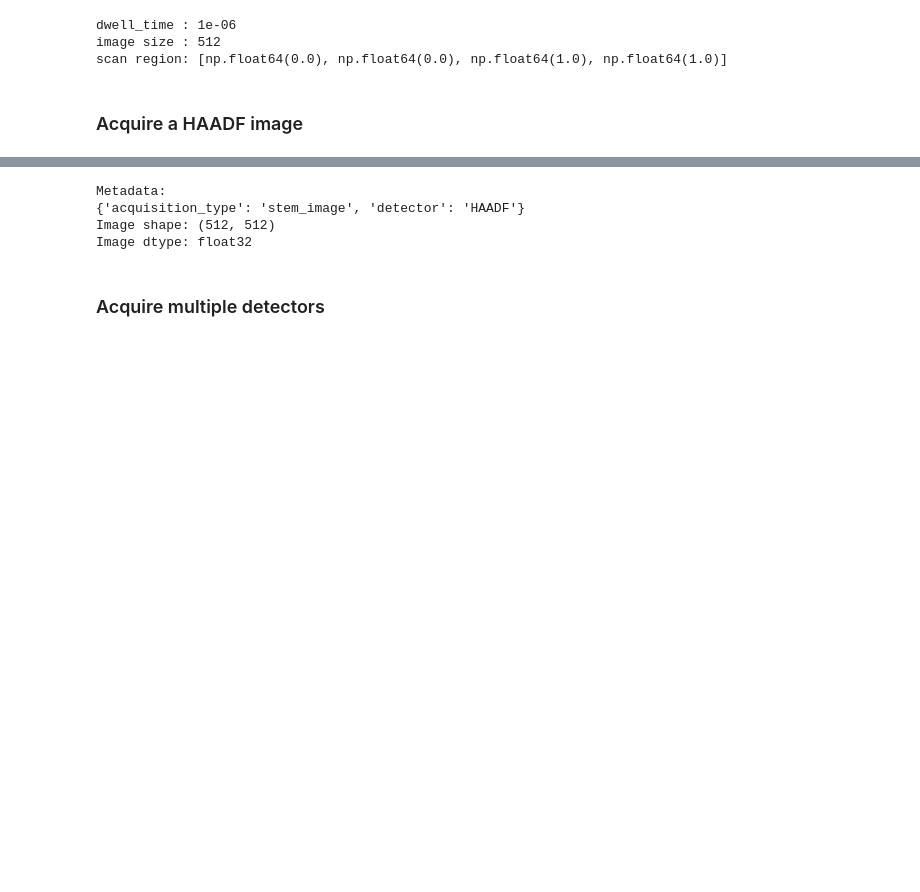
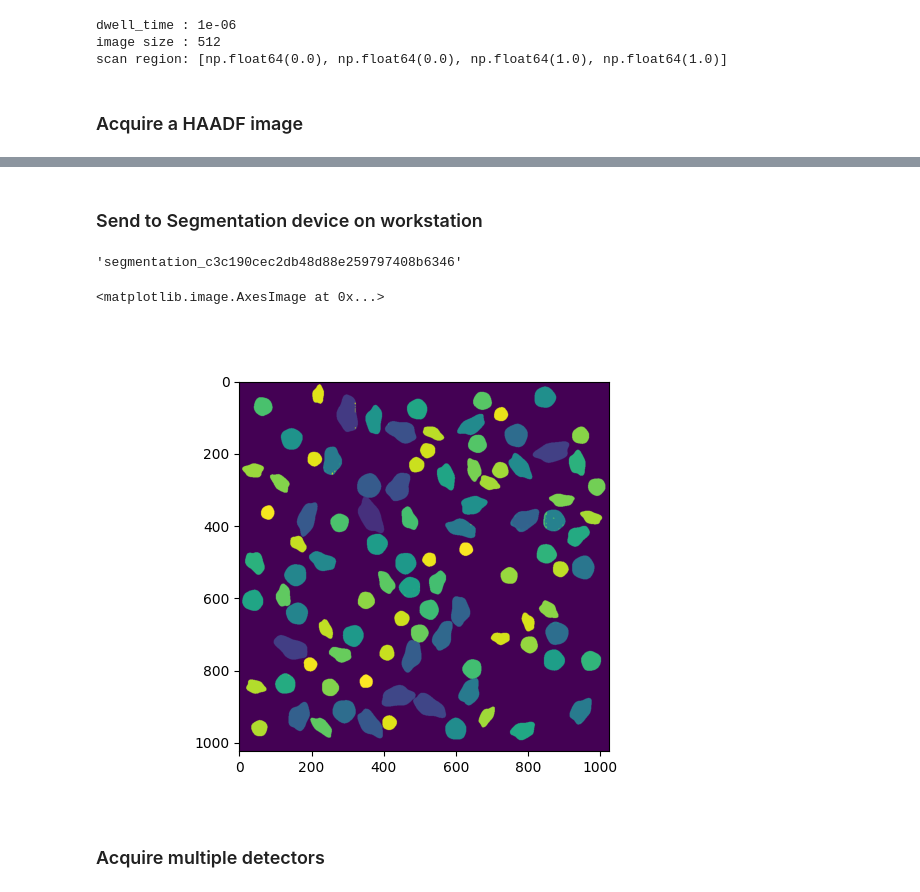
Before and after one commit to Darel-Pates/asyncroscopy, a Jupyter notebook: notebooks/06_Segmentation.ipynb, the cells around one changed output, grey strips where cells are left out. Drawn from its saved outputs; the diff is of its cells as text; code cells hidden in the pictures; blank space fills up the shorter version.

Commit message:
feat(Segmentation server): finally working

```diff
--- a/notebooks/06_Segmentation.ipynb
+++ b/notebooks/06_Segmentation.ipynb
@@ -51,3 +51,4 @@ DATA(asyncroscopy/data/default)
 asyncroscopy/data/default ON
 # %%
 seg = tango.DeviceProxy("asyncroscopy/segment/default")
+seg.set_timeout_millis(240_000)
@@ -106,14 +100,19 @@ DevFailed: DevFailed[
-# %%
-print("Metadata:")
-pprint(metadata)
-
-print("Image shape:", image.shape)
-print("Image dtype:", image.dtype)
-# %% [output]
-Metadata:
-{'acquisition_type': 'stem_image', 'detector': 'HAADF'}
-Image shape: (512, 512)
-Image dtype: float32
+# %% [markdown]
+### Send to Segmentation device on workstation
+# %%
+results = seg.segment(data_key)
+# %%
+results
+# %% [output]
+'segmentation_c3c190cec2db48d88e259797408b6346'
+# %%
+mask = client[results].read()
+
+plt.figure()
+plt.imshow(mask)
+# %% [output]
+<matplotlib.image.AxesImage at 0x...>
+[figure, added]
 # %% [markdown]
 ### Acquire multiple detectors
 # %%
```
Also changed, not shown: parts of 2 cells of this notebook.
